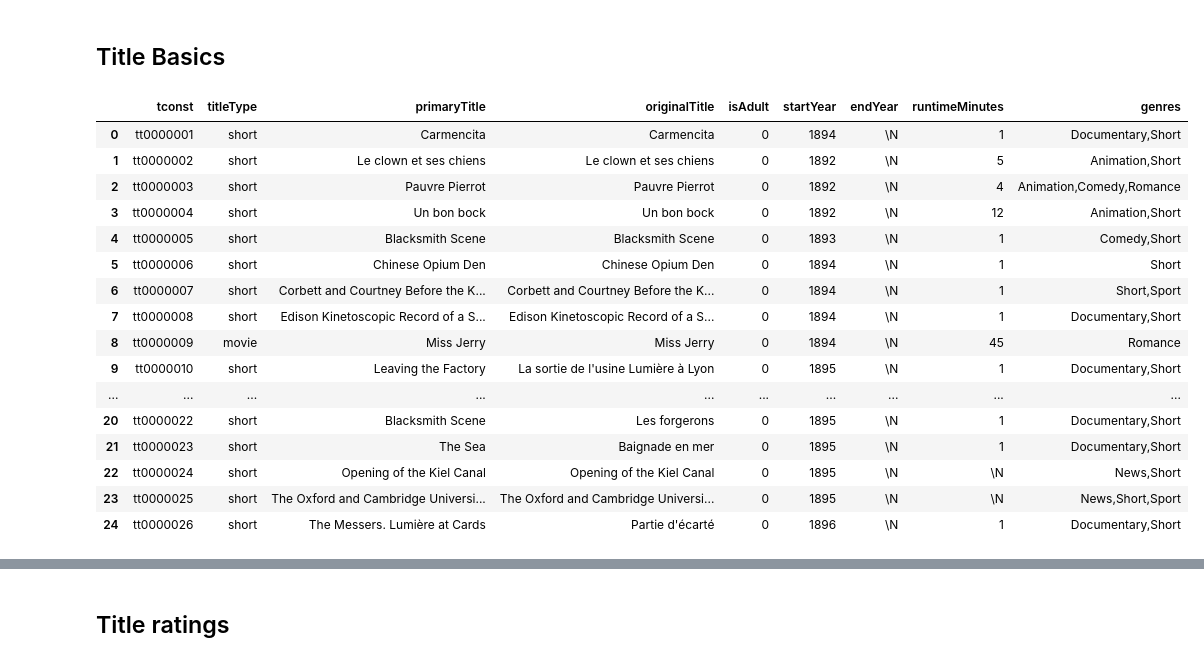
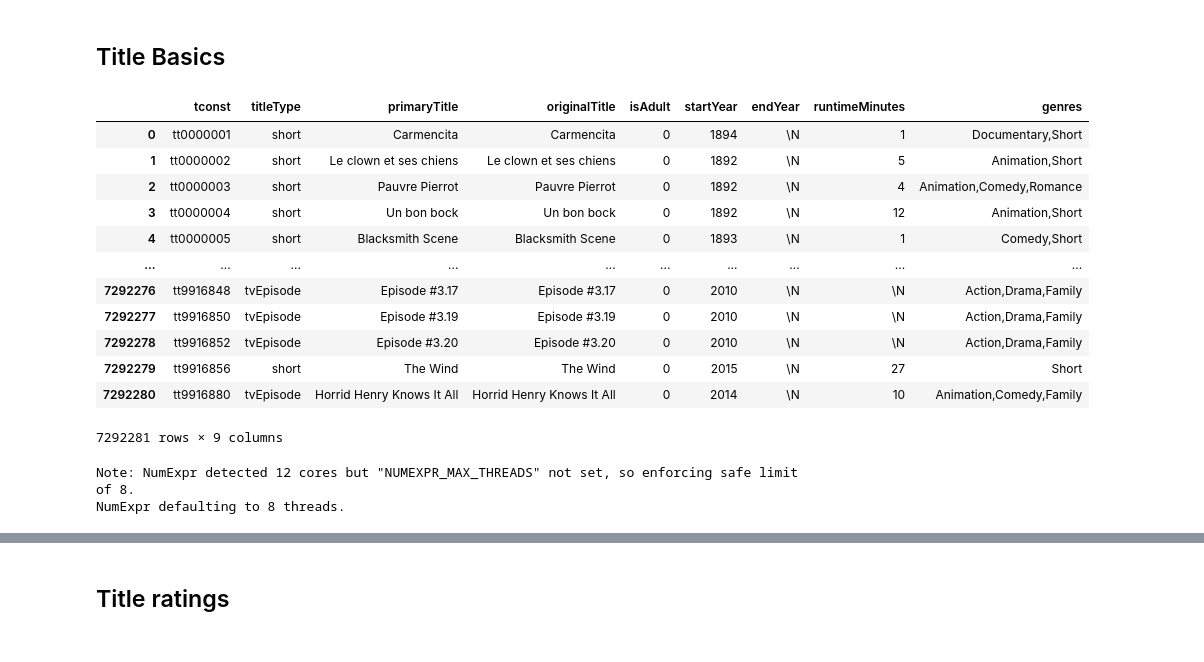
Before and after one commit to abasiamaakpan/Movie_Database_Application, a Jupyter notebook: Imdb_Database_App.ipynb, the cells around one changed output, grey strips where cells are left out. Drawn from its saved outputs; the diff is of its cells as text; code cells hidden in the pictures.

Commit message:
testing all tables

```diff
--- a/Imdb_Database_App.ipynb
+++ b/Imdb_Database_App.ipynb
@@ -422,26 +445,22 @@ def batch(iterable, n=1):
 ## Title Basics
 # %%
 # read title basic file
-title_basics = pd.read_csv('title.basics.tsv', nrows=25, delimiter='\t',encoding='utf-8')
+title_basics = pd.read_csv('/Users/abasiamaakpan/Downloads/title.basics.tsv', delimiter='\t',encoding='utf-8')
 title_basics
 # %% [output]
 |  | tconst | titleType | primaryTitle | originalTitle | isAdult | startYear | endYear | runtimeMinutes | genres |
 | 0 | tt0000001 | short | Carmencita | Carmencita | 0 | 1894 | \N | 1 | Documentary,Short |
 | 1 | tt0000002 | short | Le clown et ses chiens | Le clown et ses chiens | 0 | 1892 | \N | 5 | Animation,Short |
 | 2 | tt0000003 | short | Pauvre Pierrot | Pauvre Pierrot | 0 | 1892 | \N | 4 | Animation,Comedy,Romance |
 | 3 | tt0000004 | short | Un bon bock | Un bon bock | 0 | 1892 | \N | 12 | Animation,Short |
 | 4 | tt0000005 | short | Blacksmith Scene | Blacksmith Scene | 0 | 1893 | \N | 1 | Comedy,Short |
-| 5 | tt0000006 | short | Chinese Opium Den | Chinese Opium Den | 0 | 1894 | \N | 1 | Short |
-| 6 | tt0000007 | short | Corbett and Courtney Before the K... | Corbett and Courtney Before the K... | 0 | 1894 | \N | 1 | Short,Sport |
-| 7 | tt0000008 | short | Edison Kinetoscopic Record of a S... | Edison Kinetoscopic Record of a S... | 0 | 1894 | \N | 1 | Documentary,Short |
-| 8 | tt0000009 | movie | Miss Jerry | Miss Jerry | 0 | 1894 | \N | 45 | Romance |
-| 9 | tt0000010 | short | Leaving the Factory | La sortie de l'usine Lumière à Lyon | 0 | 1895 | \N | 1 | Documentary,Short |
 | ... | ... | ... | ... | ... | ... | ... | ... | ... | ... |
-| 20 | tt0000022 | short | Blacksmith Scene | Les forgerons | 0 | 1895 | \N | 1 | Documentary,Short |
-| 21 | tt0000023 | short | The Sea | Baignade en mer | 0 | 1895 | \N | 1 | Documentary,Short |
-| 22 | tt0000024 | short | Opening of the Kiel Canal | Opening of the Kiel Canal | 0 | 1895 | \N | \N | News,Short |
-| 23 | tt0000025 | short | The Oxford and Cambridge Universi... | The Oxford and Cambridge Universi... | 0 | 1895 | \N | \N | News,Short,Sport |
-| 24 | tt0000026 | short | The Messers. Lumière at Cards | Partie d'écarté | 0 | 1896 | \N | 1 | Documentary,Short |
+| 7292276 | tt9916848 | tvEpisode | Episode #3.17 | Episode #3.17 | 0 | 2010 | \N | \N | Action,Drama,Family |
+| 7292277 | tt9916850 | tvEpisode | Episode #3.19 | Episode #3.19 | 0 | 2010 | \N | \N | Action,Drama,Family |
+| 7292278 | tt9916852 | tvEpisode | Episode #3.20 | Episode #3.20 | 0 | 2010 | \N | \N | Action,Drama,Family |
+| 7292279 | tt9916856 | short | The Wind | The Wind | 0 | 2015 | \N | 27 | Short |
+| 7292280 | tt9916880 | tvEpisode | Horrid Henry Knows It All | Horrid Henry Knows It All | 0 | 2014 | \N | 10 | Animation,Comedy,Family |
+7292281 rows × 9 columns
 # %%
 def preprocess_dataframe_title_basics(data_frame):
     title_basics_new_series=data_frame
@@ -455,26 +474,15 @@ def preprocess_dataframe_title_basics(data_frame):
     title_basics_new_series=title_basics_new_series.drop(['runtimeMinutes'],axis=1)
     title_basics_new_series['runtimeMinutes']=df_1['runtimeMinutes']
 
-    #print(title_basics_new_series)
-
     title_basics_new_frame_transpose=title_basics_new_series.astype({'isAdult': 'int32'})
 
     title_basics_new_frame_transpose["isAdult"]=title_basics_new_frame_transpose.isAdult.mask(title_basics_new_frame_transpose.isAdult > 1,1)
-    #g.isAdult=g.isAdult.mask(g.isAdult > 1,1)
 
-    #needs to be fixed
     title_basics_new_frame_transpose['startYear']= pd.to_datetime(title_basics.startYear, errors='coerce', format='%Y')
-
-    #title_basics_new_frame_transpose['startYear']=[time.date() for time in title_basics_new_frame_transpose['startYear']]
 
 
     title_basics_new_frame_transpose['endYear']= pd.to_datetime(title_basics.endYear, errors='coerce', format='%Y')
-   # title_basics_new_frame_transpose['endYear']=[time.date() for time in title_basics_new_frame_transpose['endYear']]
-
     title_basics_new_frame_transpose=title_basics_new_frame_transpose.drop(['genres'],axis=1)
-    #print(title_basics_new_frame_transpose)
-
-    #title_basics_new_frame_transpose.to_sql('titlebasics',con=database_connection, if_exists='append',index=False)
     new_row = {
         'tconst':None,
         'titleType':None,
@@ -487,9 +495,14 @@ def preprocess_dataframe_title_basics(data_frame):
     }
 
     title_basics_new_frame_transpose = title_basics_new_frame_transpose.append(new_row, ignore_index=True)
-    return title_basics_new_frame_transpose
+    title_basics_new_frame_transpose_new=title_basics_new_frame_transpose.rename(columns={"runtimeMinutes": "runTimeMinutes"})
+
+    return title_basics_new_frame_transpose_new
 
 title_basics_preprocessed=preprocess_dataframe_title_basics(title_basics)
+# %% [output]
+Note: NumExpr detected 12 cores but "NUMEXPR_MAX_THREADS" not set, so enforcing safe limit of 8.
+NumExpr defaulting to 8 threads.
 # %%
 len(title_basics_preprocessed)
 title_basics_preprocessed
```
Also changed, not shown: parts of 134 cells of this notebook.
